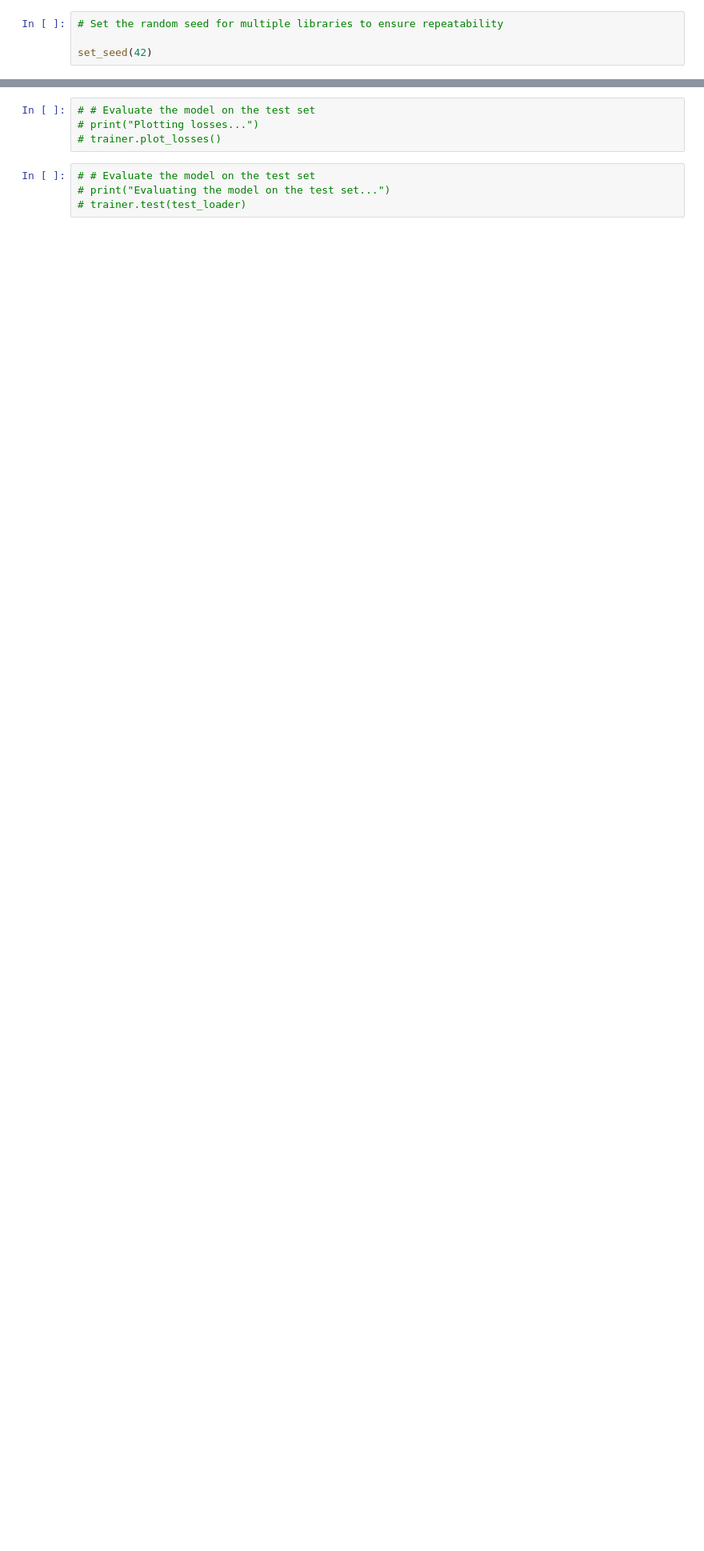
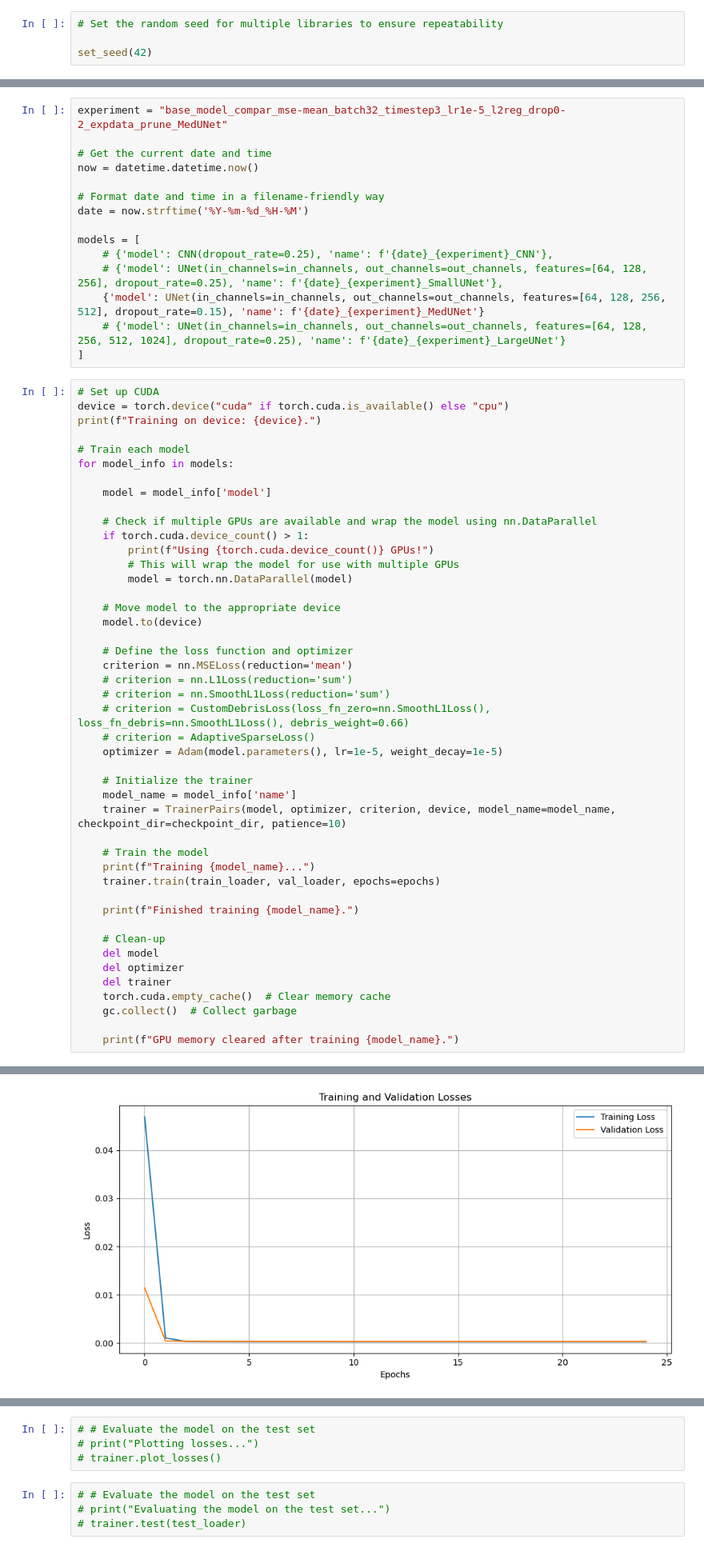
Before and after one commit to Thomas-Bush/dyna-landslide-surrogate, a Jupyter notebook: LandSlideDyna/model/train_pairs.ipynb, the cells around one changed output, grey strips where cells are left out. Shown at 80% size. Saved outputs shown, nothing was run; the diff lists cells and outputs as text; blank space fills up the shorter version.

```diff
--- a/LandSlideDyna/model/train_pairs.ipynb
+++ b/LandSlideDyna/model/train_pairs.ipynb
@@ -286,0 +289,61 @@ GPU memory cleared after training 2024-04-26_18-10_base_model_compar_adaploss_ba
+# %%
+experiment = "base_model_compar_mse-mean_batch32_timestep3_lr1e-5_l2reg_drop0-2_expdata_prune_MedUNet"
+
+# Get the current date and time
+now = datetime.datetime.now()
+
+# Format date and time in a filename-friendly way
+date = now.strftime('%Y-%m-%d_%H-%M')
+
+models = [
+    # {'model': CNN(dropout_rate=0.25), 'name': f'{date}_{experiment}_CNN'},
+    # {'model': UNet(in_channels=in_channels, out_channels=out_channels, features=[64, 128, 256], dropout_rate=0.25), 'name': f'{date}_{experiment}_SmallUNet'},
+    {'model': UNet(in_channels=in_channels, out_channels=out_channels, features=[64, 128, 256, 512], dropout_rate=0.15), 'name': f'{date}_{experiment}_MedUNet'}
+    # {'model': UNet(in_channels=in_channels, out_channels=out_channels, features=[64, 128, 256, 512, 1024], dropout_rate=0.25), 'name': f'{date}_{experiment}_LargeUNet'}
+]
+# %%
+# Set up CUDA
+device = torch.device("cuda" if torch.cuda.is_available() else "cpu")
+print(f"Training on device: {device}.")
+
+# Train each model
+for model_info in models:
+
+    model = model_info['model']
+
+    # Check if multiple GPUs are available and wrap the model using nn.DataParallel
+    if torch.cuda.device_count() > 1:
+        print(f"Using {torch.cuda.device_count()} GPUs!")
+        # This will wrap the model for use with multiple GPUs
+        model = torch.nn.DataParallel(model)
+
+    # Move model to the appropriate device
+    model.to(device)
+
+    # Define the loss function and optimizer
+    criterion = nn.MSELoss(reduction='mean')
+    # criterion = nn.L1Loss(reduction='sum')
+    # criterion = nn.SmoothL1Loss(reduction='sum')
+    # criterion = CustomDebrisLoss(loss_fn_zero=nn.SmoothL1Loss(), loss_fn_debris=nn.SmoothL1Loss(), debris_weight=0.66)
+    # criterion = AdaptiveSparseLoss()
+    optimizer = Adam(model.parameters(), lr=1e-5, weight_decay=1e-5)
+
+    # Initialize the trainer
+    model_name = model_info['name']
+    trainer = TrainerPairs(model, optimizer, criterion, device, model_name=model_name, checkpoint_dir=checkpoint_dir, patience=10)
+
+    # Train the model
+    print(f"Training {model_name}...")
+    trainer.train(train_loader, val_loader, epochs=epochs)
+
+    print(f"Finished training {model_name}.")
+
+    # Clean-up
+    del model
+    del optimizer
+    del trainer
+    torch.cuda.empty_cache()  # Clear memory cache
+    gc.collect()  # Collect garbage
+
+    print(f"GPU memory cleared after training {model_name}.")
+# %% [output]
@@ -286,0 +367 @@ GPU memory cleared after training 2024-04-26_18-10_base_model_compar_adaploss_ba
+[figure, added]
```
Also changed, not shown: parts of 13 cells of this notebook, 10 other files.
